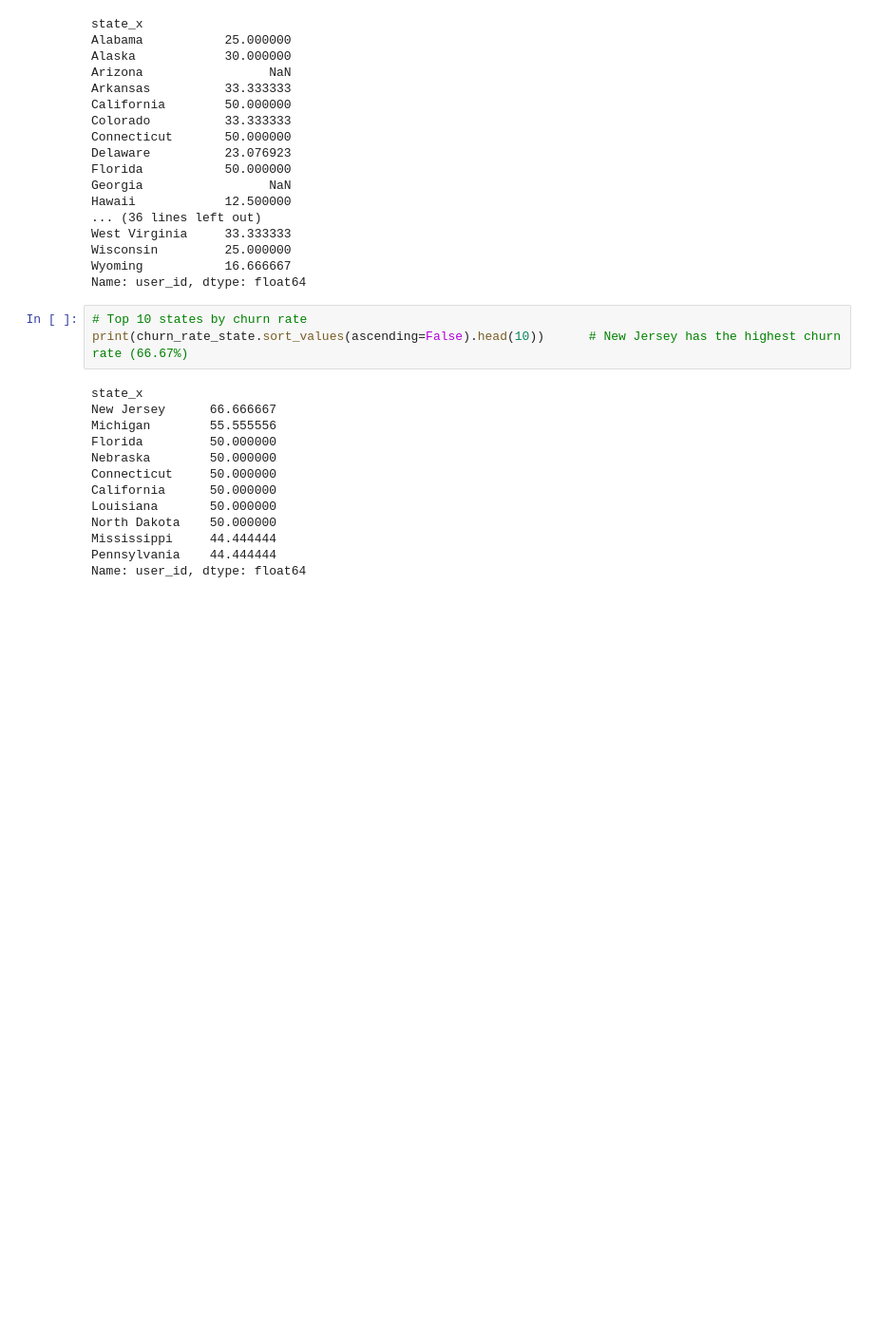
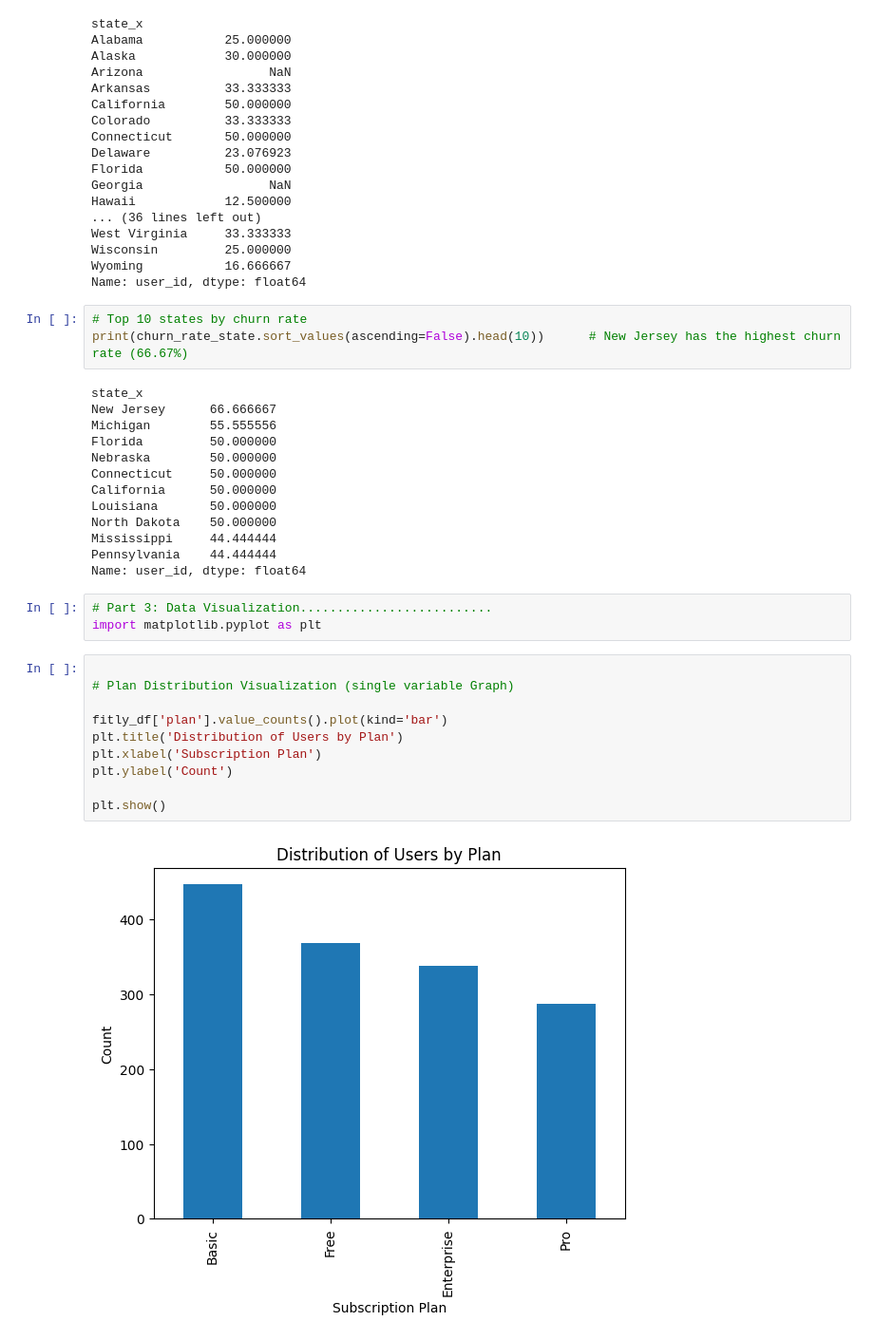
Before and after one commit to atkhushboo/subscriber-churn-analysis-python, a Jupyter notebook: fitly_Analysis.ipynb, the cells around one changed output. Shown at 95% size. Cells and saved outputs as stored; diff of their text form; blank space fills up the shorter version.

Commit message:
Add churn analysis and visualizations

```diff
--- a/fitly_Analysis.ipynb
+++ b/fitly_Analysis.ipynb
@@ -706,3 +706,18 @@ North Dakota    50.000000
 Mississippi     44.444444
 Pennsylvania    44.444444
 Name: user_id, dtype: float64
+# %%
+# Part 3: Data Visualization..........................
+import matplotlib.pyplot as plt
+# %%
+
+# Plan Distribution Visualization (single variable Graph)
+
+fitly_df['plan'].value_counts().plot(kind='bar')
+plt.title('Distribution of Users by Plan')
+plt.xlabel('Subscription Plan')
+plt.ylabel('Count')
+
+plt.show()
+# %% [output]
+[figure, added]
```
Also changed, not shown: parts of 3 cells of this notebook.
